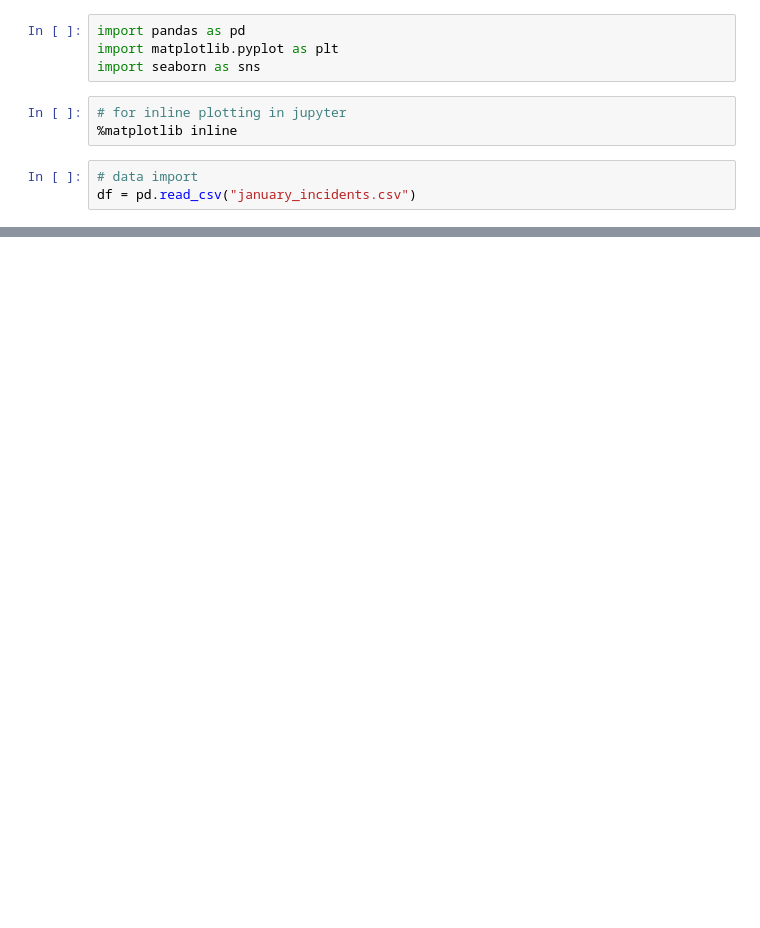
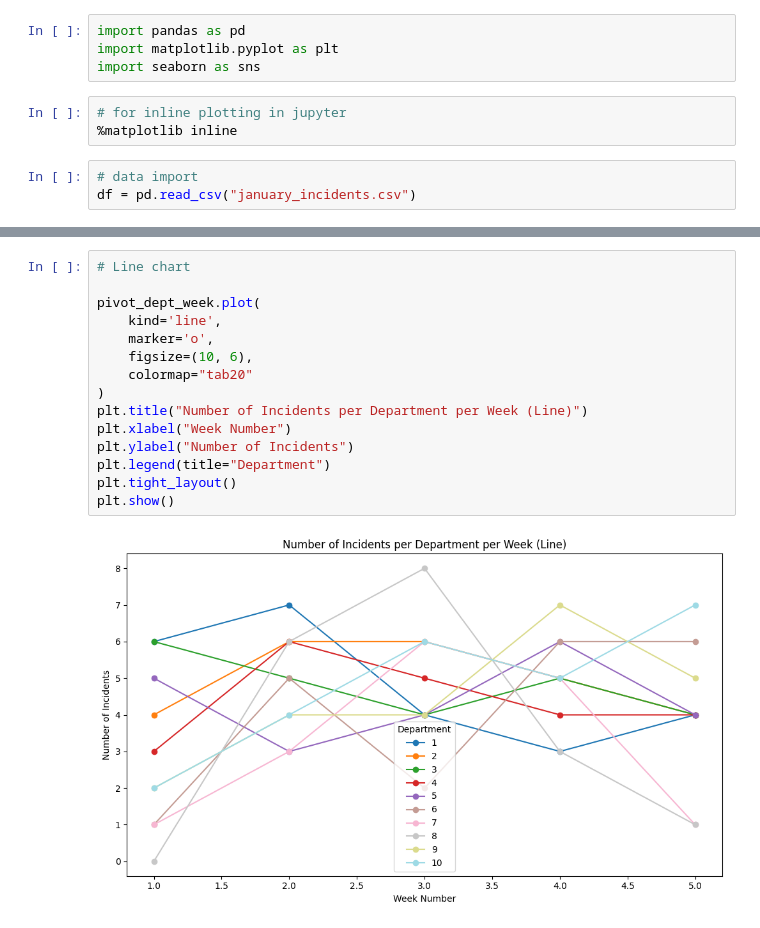
Before and after one commit to pain459/learn_ds, a Jupyter notebook: projects/stability_analysis/workbook.ipynb, the cells around one changed output, grey strips where cells are left out. Saved outputs shown, nothing was run; the diff lists cells and outputs as text; blank space fills up the shorter version.

```diff
--- a/projects/stability_analysis/workbook.ipynb
+++ b/projects/stability_analysis/workbook.ipynb
@@ -17,0 +111,17 @@ df.head(3)
+# %%
+# Line chart
+
+pivot_dept_week.plot(
+    kind='line',
+    marker='o',
+    figsize=(10, 6),
+    colormap="tab20"
+)
+plt.title("Number of Incidents per Department per Week (Line)")
+plt.xlabel("Week Number")
+plt.ylabel("Number of Incidents")
+plt.legend(title="Department")
+plt.tight_layout()
+plt.show()
+# %% [output]
+[figure, added]
```
Also changed, not shown: parts of 7 cells of this notebook.
